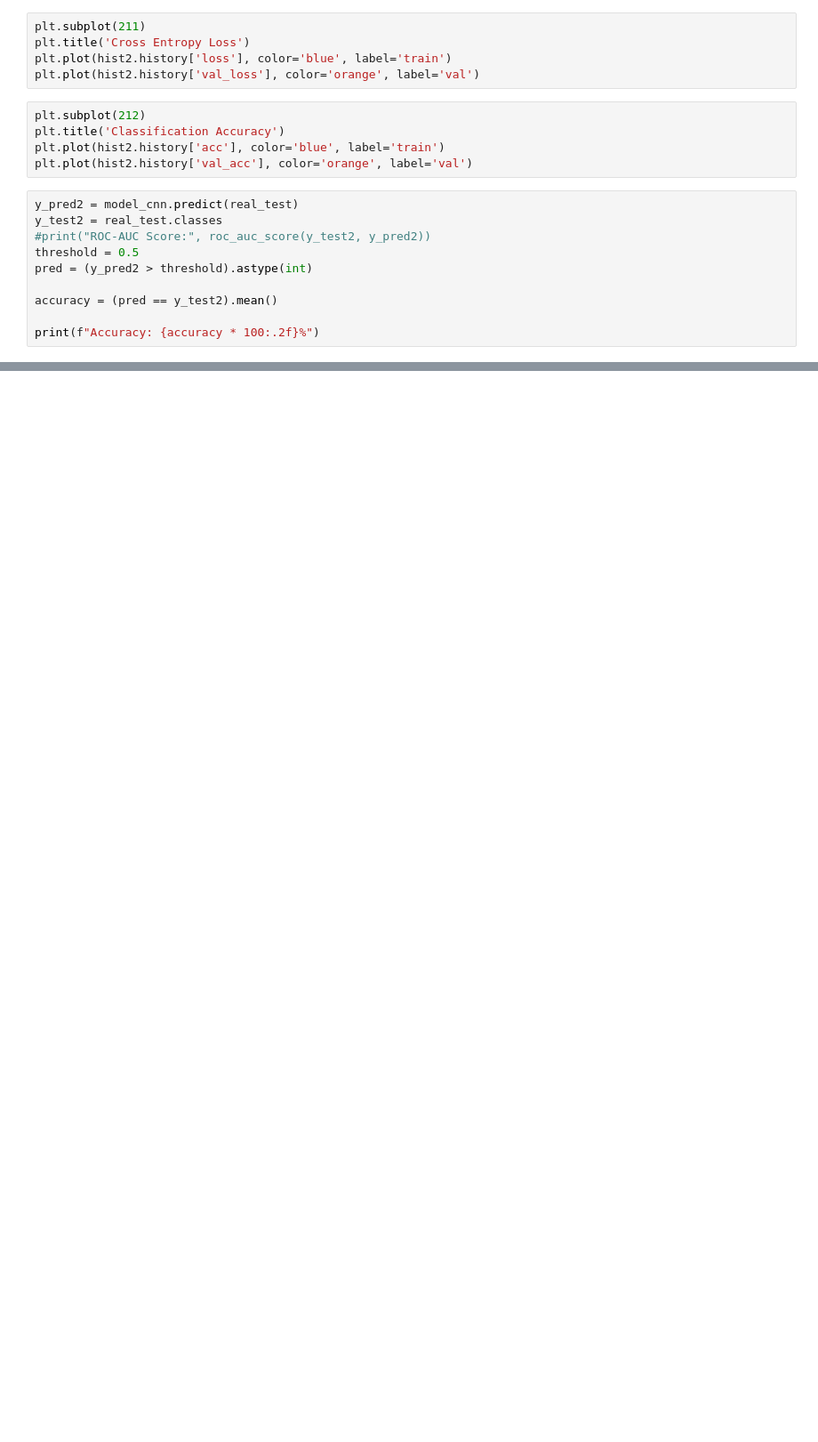
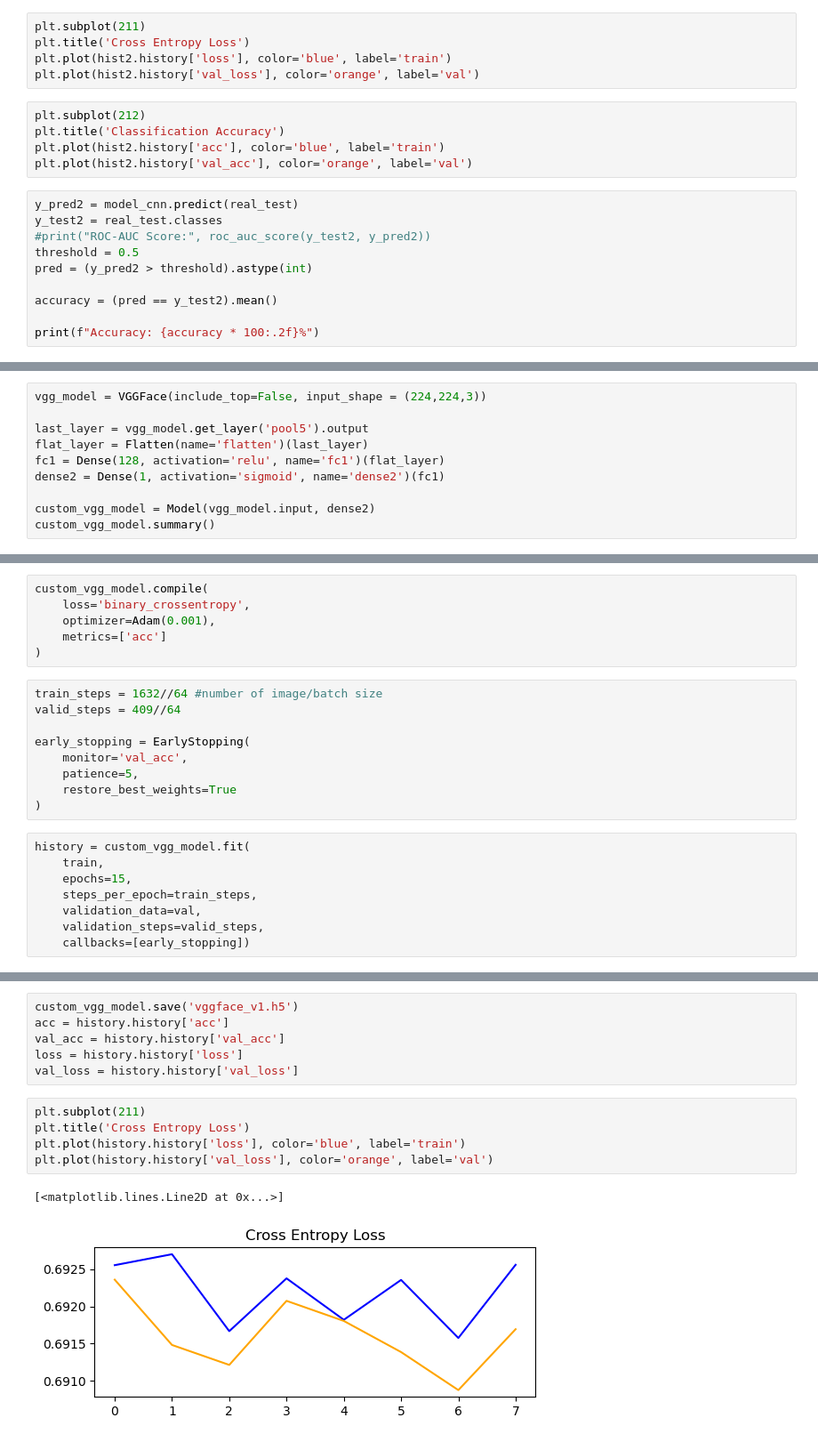
Before and after one commit to Sagarika-Ramesh/RD-Data-Takehome-Sagarika-Ramesh, a Jupyter notebook: question_01/src.ipynb, the cells around one changed output, grey strips where cells are left out. Shown at 89% size. Cells and saved outputs as stored; diff of their text form; blank space fills up the shorter version.

```diff
--- a/question_01/src.ipynb
+++ b/question_01/src.ipynb
@@ -422,0 +394,10 @@ print("ROC-AUC Score:", roc_auc_score(y_test, y_pred))
+# %%
+vgg_model = VGGFace(include_top=False, input_shape = (224,224,3))
+
+last_layer = vgg_model.get_layer('pool5').output
+flat_layer = Flatten(name='flatten')(last_layer)
+fc1 = Dense(128, activation='relu', name='fc1')(flat_layer)
+dense2 = Dense(1, activation='sigmoid', name='dense2')(fc1)
+
+custom_vgg_model = Model(vgg_model.input, dense2)
+custom_vgg_model.summary()
@@ -422,0 +422,23 @@ print("ROC-AUC Score:", roc_auc_score(y_test, y_pred))
+# %%
+custom_vgg_model.compile(
+    loss='binary_crossentropy',
+    optimizer=Adam(0.001),
+    metrics=['acc']
+)
+# %%
+train_steps = 1632//64 #number of image/batch size
+valid_steps = 409//64
+
+early_stopping = EarlyStopping(
+    monitor='val_acc',
+    patience=5,
+    restore_best_weights=True
+)
+# %%
+history = custom_vgg_model.fit(
+    train,
+    epochs=15,
+    steps_per_epoch=train_steps,
+    validation_data=val,
+    validation_steps=valid_steps,
+    callbacks=[early_stopping])
@@ -422,0 +471,14 @@ print("ROC-AUC Score:", roc_auc_score(y_test, y_pred))
+# %%
+custom_vgg_model.save('vggface_v1.h5')
+acc = history.history['acc']
+val_acc = history.history['val_acc']
+loss = history.history['loss']
+val_loss = history.history['val_loss']
+# %%
+plt.subplot(211)
+plt.title('Cross Entropy Loss')
+plt.plot(history.history['loss'], color='blue', label='train')
+plt.plot(history.history['val_loss'], color='orange', label='val')
+# %% [output]
+[<matplotlib.lines.Line2D at 0x...>]
+[figure, added]
```
Also changed, not shown: parts of 32 cells of this notebook.
